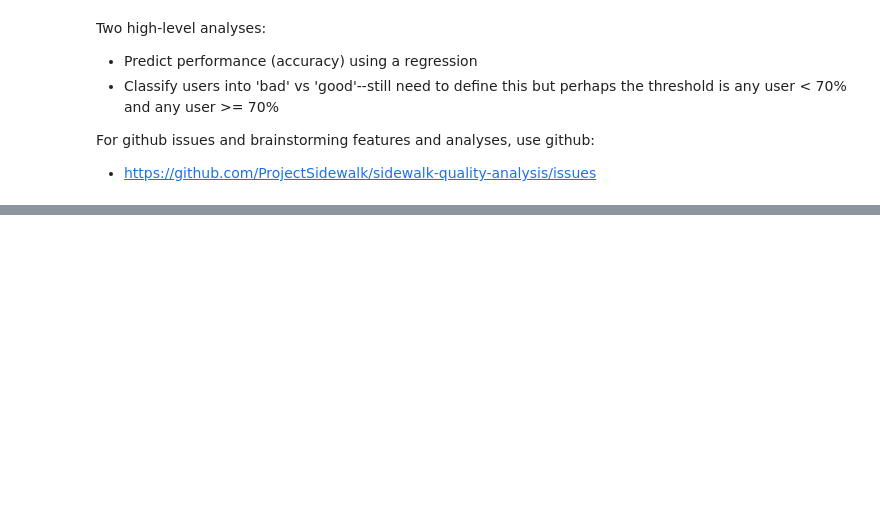
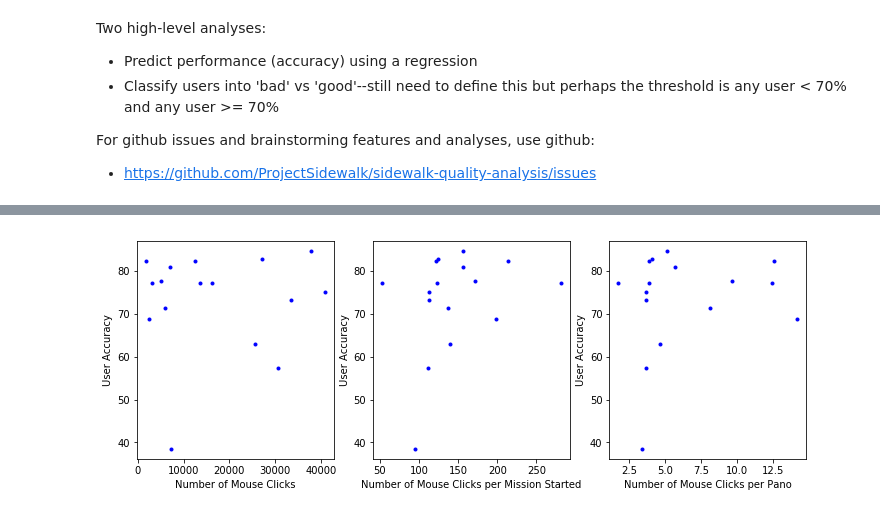
Before and after one commit to ProjectSidewalk/sidewalk-quality-analysis, a Jupyter notebook: sidewalk-user-quality-analysis-tyler.ipynb, the cells around one changed output, grey strips where cells are left out. Drawn from its saved outputs; the diff is of its cells as text; code cells hidden in the pictures; blank space fills up the shorter version.

```diff
--- a/sidewalk-user-quality-analysis-tyler.ipynb
+++ b/sidewalk-user-quality-analysis-tyler.ipynb
@@ -221,0 +44,39 @@ scatter_plot('Comments Written', user_information, user_panos, user_missions, Tr
+# %%
+# This fucntion iterates over the desired dataset and returns all of the logged events
+# that contains the desired action
+def find_action(args, use_subset = False):
+    for index, word in enumerate(args):
+        if use_subset:
+            if index == 0:
+                df_information = small[small['action'].str.contains(word)]
+            else:
+                frames = [df_information, small[small['action'].str.contains(word)]]
+                df_information = pd.concat(frames)
+        else:
+            if index == 0:
+                df_information = df_interactions[df_interactions['action'].str.contains(word)]
+            else:
+                frames = [df_information, df_interactions[df_interactions['action'].str.contains(word)]]
+                df_information = pd.concat(frames)
+    return df_information
+# %%
+# Used to create a correlation between accuracy and the info type that was given
+# It accepts *args of strings for the actions that will be used to record the info type
+# graph_type determines how the information is shown and multi_plot determines if it can
+# be shows in per panos & per mission
+def counting_graph (info_type, graph_type, multi_plot, use_subset, *args):
+    user_information = {}
+    user_panos = {}
+    user_missions = {}
+    df_information = find_action(args, use_subset)
+    df_actions_grouped = df_information.groupby(['user_id'])
+    df_all_grouped = df_interactions.groupby(['user_id'])
+    for index, current_id in enumerate(df_actions_grouped.groups):
+        user_information[current_id] = len(df_actions_grouped.get_group(current_id)), users[' accuracy'][index]
+        if multi_plot:
+            user_panos[current_id] = df_all_grouped.get_group(current_id)['gsv_panorama_id'].nunique()
+            user_missions[current_id] = df_all_grouped.get_group(current_id)['mission_id'].nunique()
+    if graph_type == 'scatter_plot':
+        scatter_plot(info_type, user_information, user_panos, user_missions, multi_plot)
+    elif graph_type == 'histogram':
+        histogram(info_type, user_information)
@@ -221,0 +184,5 @@ scatter_plot('Comments Written', user_information, user_panos, user_missions, Tr
+# %%
+# Counts the number of mouse clicks
+counting_graph('Number of Mouse Clicks', 'scatter_plot', True, False, 'LowLevelEvent_mousedown')
+# %% [output]
+[figure, added]
```
Also changed, not shown: parts of 37 cells of this notebook.
